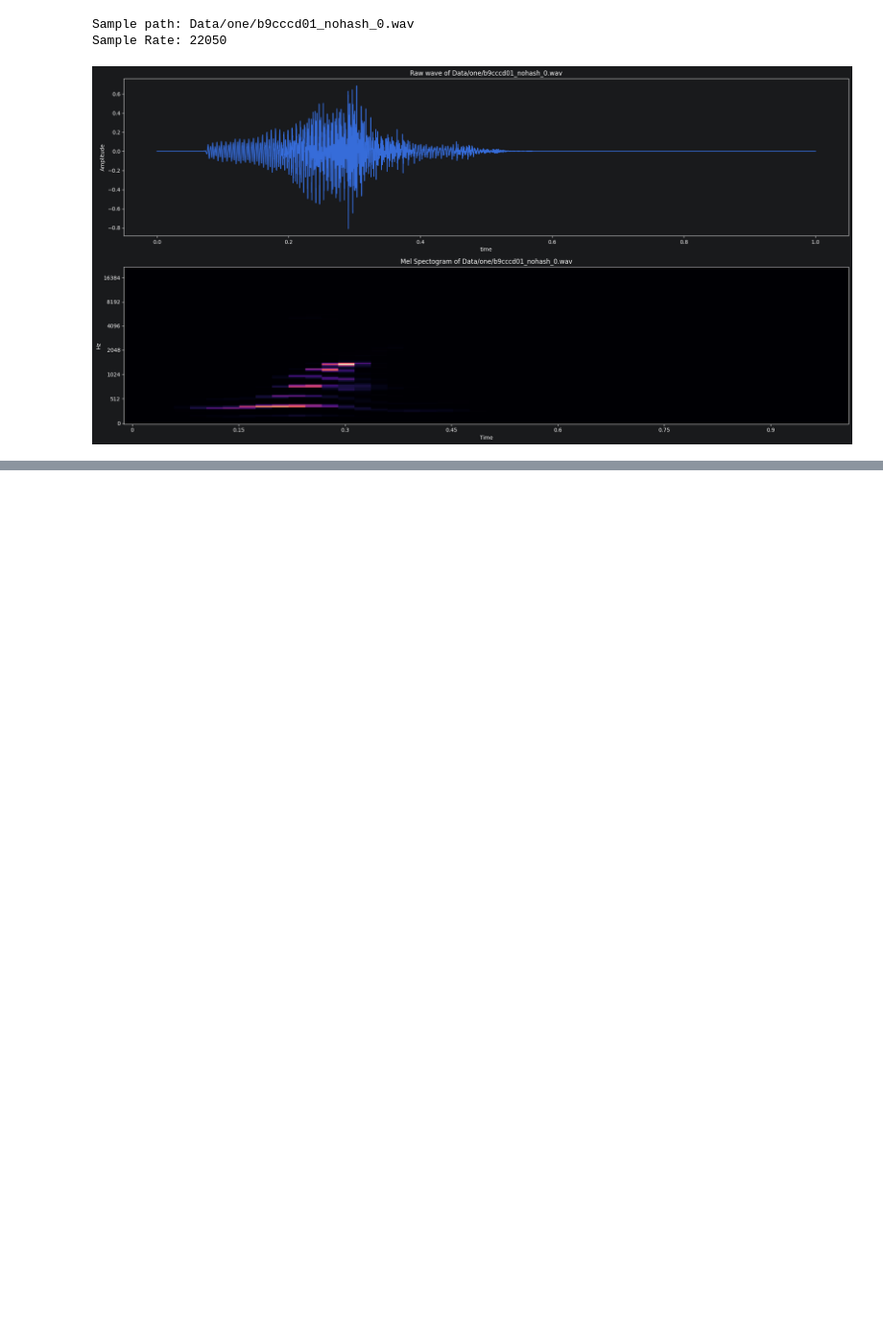
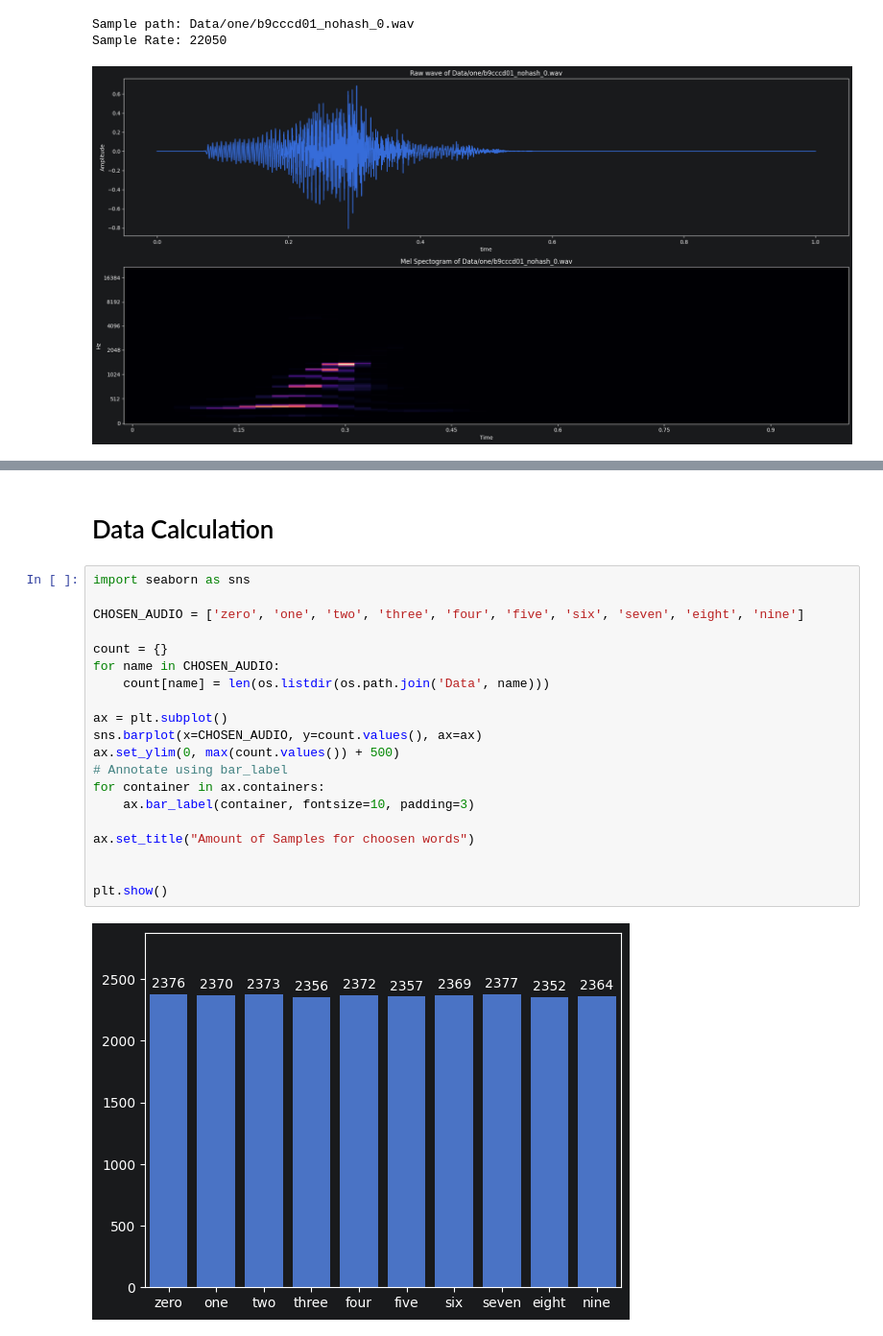
Before and after one commit to xXKeNdAmAmAsTeRXx/Deep_Learning_Labs, a Jupyter notebook: Lab8/AudioData_Preprocessing.ipynb, the cells around one changed output, grey strips where cells are left out. Shown at 96% size. Drawn from its saved outputs; the diff is of its cells as text; blank space fills up the shorter version.

Commit message:
Creating a digit 8kHz set of samples + data count

```diff
--- a/Lab8/AudioData_Preprocessing.ipynb
+++ b/Lab8/AudioData_Preprocessing.ipynb
@@ -41,3 +41,27 @@ from IPython.display import Audio
 Audio(audio, rate=sr)
 # %% [output]
 [interactive output not drawn]
+# %% [markdown]
+# Data Calculation
+# %%
+import seaborn as sns
+
+CHOSEN_AUDIO = ['zero', 'one', 'two', 'three', 'four', 'five', 'six', 'seven', 'eight', 'nine']
+
+count = {}
+for name in CHOSEN_AUDIO:
+    count[name] = len(os.listdir(os.path.join('Data', name)))
+
+ax = plt.subplot()
+sns.barplot(x=CHOSEN_AUDIO, y=count.values(), ax=ax)
+ax.set_ylim(0, max(count.values()) + 500)
+# Annotate using bar_label
+for container in ax.containers:
+    ax.bar_label(container, fontsize=10, padding=3)
+
+ax.set_title("Amount of Samples for choosen words")
+
+
+plt.show()
+# %% [output]
+[figure, added]
```
Also changed, not shown: parts of 4 cells of this notebook.
